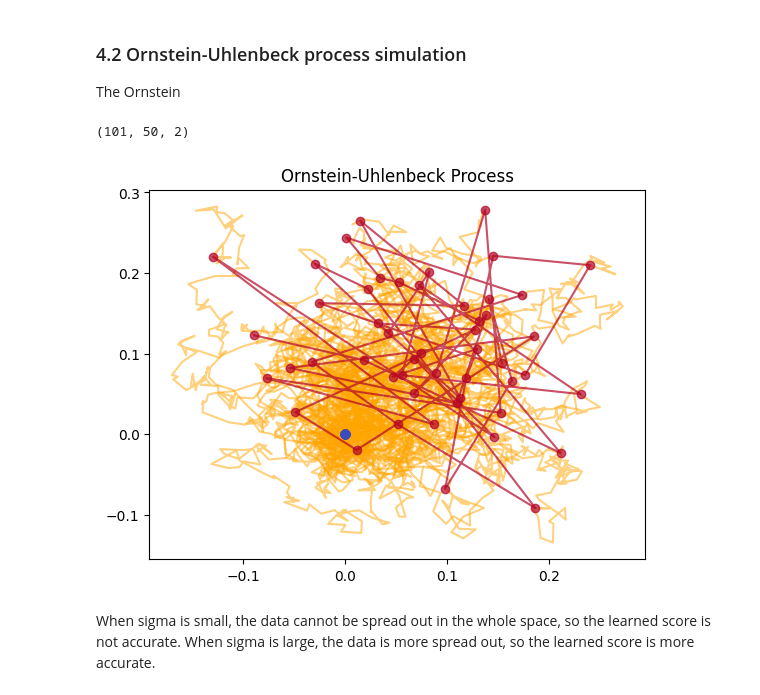
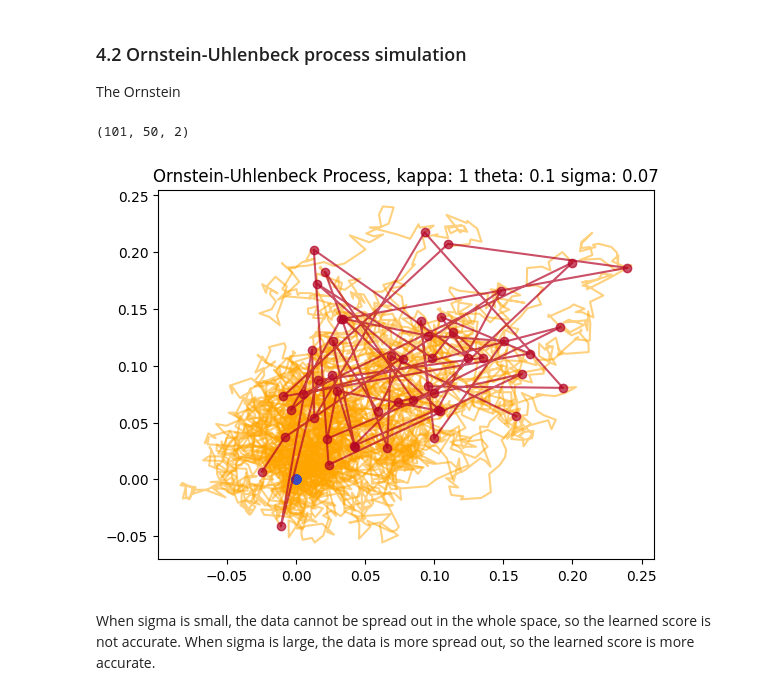
Before and after one commit to MateosCz/DSM_learning_notebook, a Jupyter notebook: Dsm_Notebook.ipynb, the cells around one changed output. Saved outputs shown, nothing was run; the diff lists cells and outputs as text; code cells hidden in the pictures.

```diff
--- a/Dsm_Notebook.ipynb
+++ b/Dsm_Notebook.ipynb
@@ -824,7 +826,7 @@ theta = 0.1
 batch_size = 50
 dim = 2
 time_steps = 100
-sigma = 0.1
+sigma = 0.07
 mu = jnp.ones(dim) * 1.0
 ou_sde = Ornstein_Uhlenbeck_SDE(theta, mu, sigma)
 total_time = 1
@@ -835,7 +837,7 @@ rng_key = key_gen()
 em_ou = EulerMaruyama.from_sde(ou_sde, x0, total_time/time_steps, total_time, batch_size, rng_key)
 training_data, diffusion_history = em_ou.solve()
 print(training_data.shape)
-plot_trajectory_2d(training_data, "Ornstein-Uhlenbeck Process")
+plot_trajectory_2d(training_data, "Ornstein-Uhlenbeck Process, kappa: "+str(kappa)+" theta: "+str(theta)+" sigma: "+str(sigma))
 def get_timestep_embedding(t, embedding_dim=128):
     """
     Build sinusoidal embeddings for a single time value (adapted from Fairseq to JAX).
@@ -873,35 +875,34 @@ def get_timestep_embedding(t, embedding_dim=128):
 
 class AdvancedScoreNet(nn.Module):
     hidden_dims: tuple = (128,256,128)
 
     @nn.compact
     def __call__(self, x, t, dim, with_x0=False, x0=None):
         t = get_timestep_embedding(t, 128)
         t = nn.Dense(features=128)(t)
         t = nn.swish(t)
         if with_x0:
             x = jnp.concatenate([x, x0], axis=-1)
         x = nn.Dense(features=128)(x)
         x = nn.swish(x)
         x = jnp.concatenate([x, t], axis=-1)
         for hidden_dim in self.hidden_dims:
             x = nn.Dense(features=hidden_dim)(x)
             x = nn.swish(x)
         x = nn.Dense(features=dim)(x)
         return x
 
 def init_train_state_Brownian(key, model, x, t, dim, with_x0=False, x0=None, lr=1e-2) ->train_state.TrainState:
     params = model.init(key, x, t, dim=dim, with_x0=with_x0, x0=x0)
     optimizer = optax.adam(learning_rate=lr)
     return train_state.TrainState.create(
         apply_fn=model.apply,
         params=params,
         tx=optimizer,
-
     )
 # %% [output]
 (101, 50, 2)
-[figure, old version]
+[figure, new version]
 # %%
 model = AdvancedScoreNet()
 embedding_dim = 128
```
Also changed, not shown: parts of 7 cells of this notebook, 9 other files.
